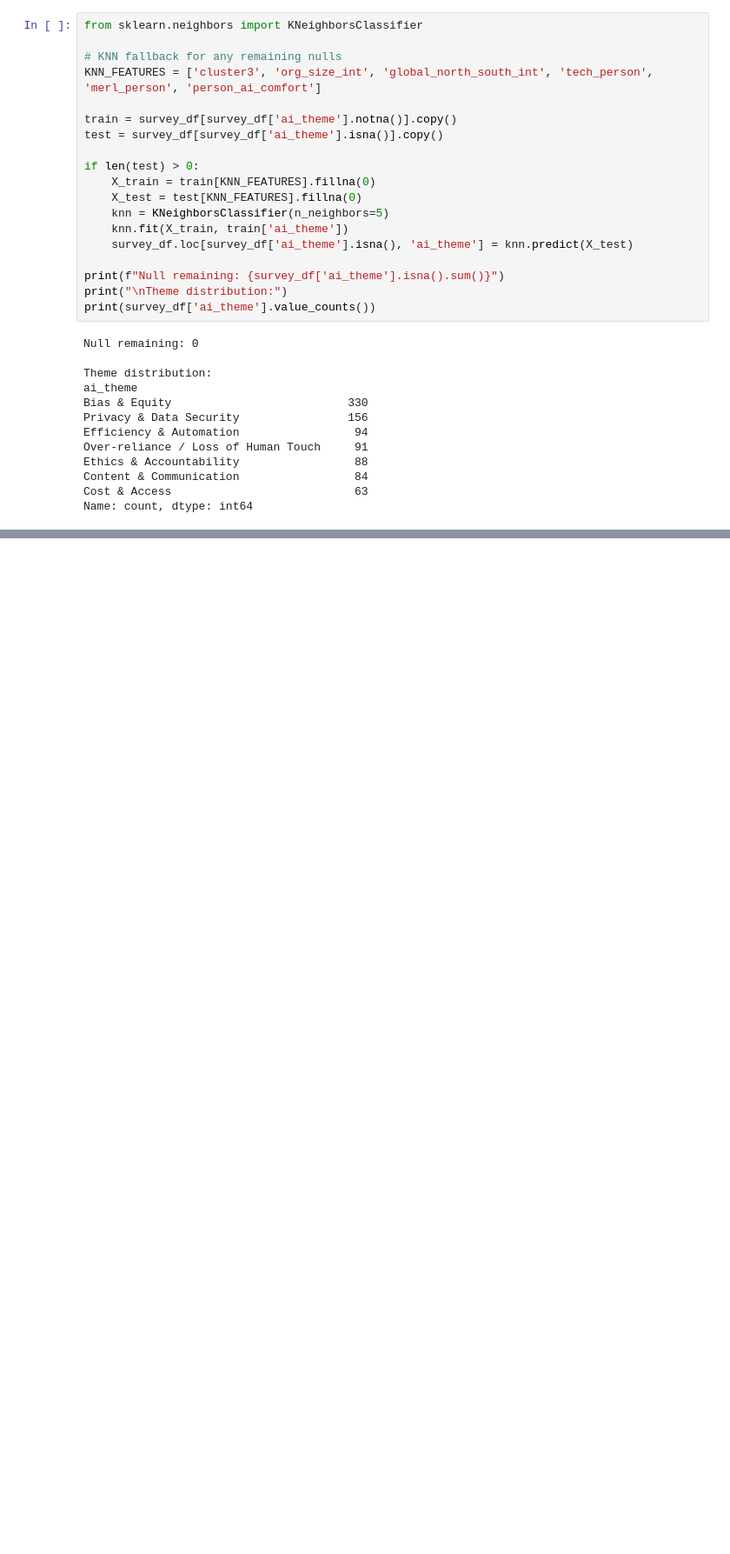
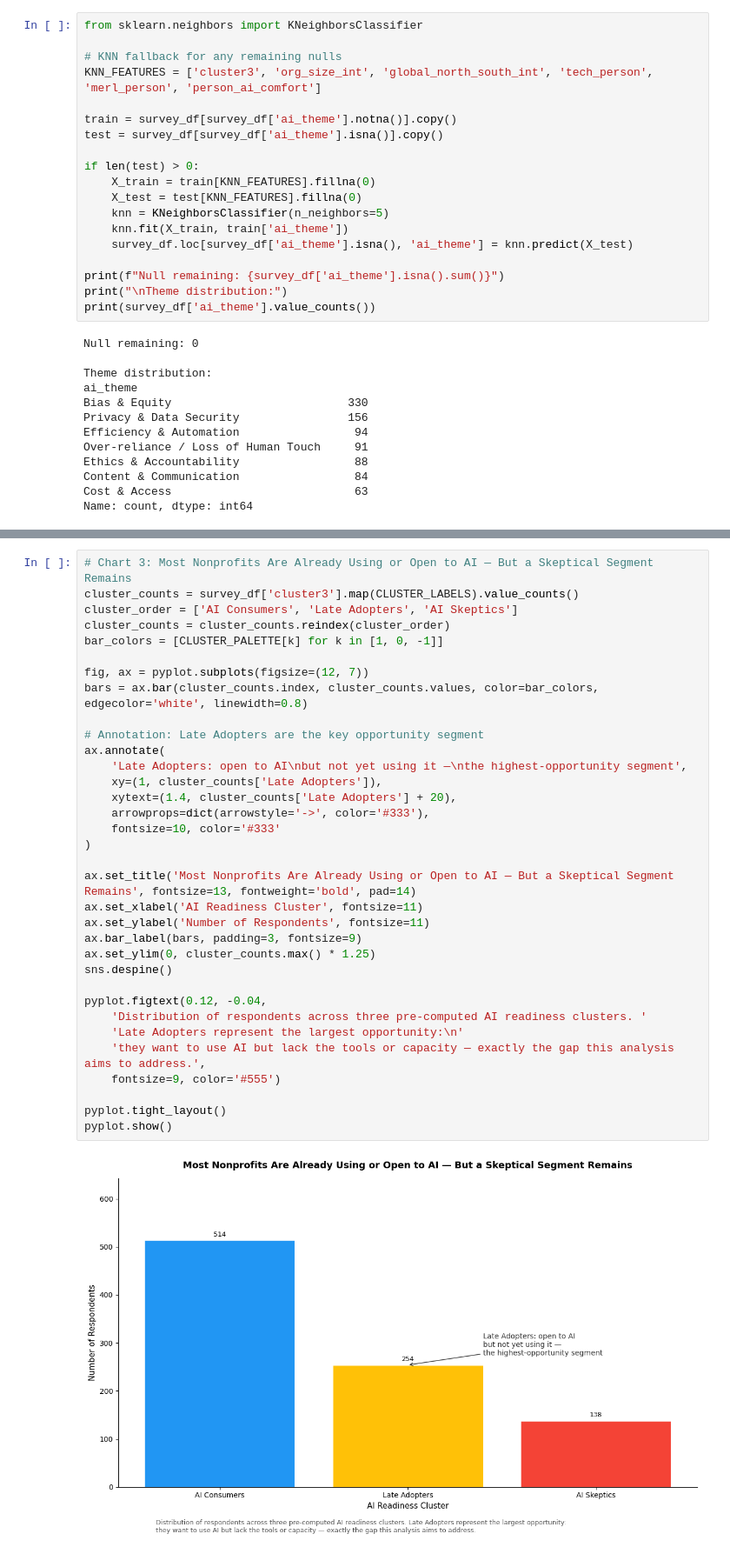
Before and after one commit to BoppingNoodles/SP26_Datathon, a Jupyter notebook: work/main.ipynb, the cells around one changed output, grey strips where cells are left out. Shown at 87% size. Cells and saved outputs as stored; diff of their text form; blank space fills up the shorter version.

Commit message:
capacity gap

```diff
--- a/work/main.ipynb
+++ b/work/main.ipynb
@@ -221,0 +311,36 @@ Name: count, dtype: int64
+# %%
+# Chart 3: Most Nonprofits Are Already Using or Open to AI — But a Skeptical Segment Remains
+cluster_counts = survey_df['cluster3'].map(CLUSTER_LABELS).value_counts()
+cluster_order = ['AI Consumers', 'Late Adopters', 'AI Skeptics']
+cluster_counts = cluster_counts.reindex(cluster_order)
+bar_colors = [CLUSTER_PALETTE[k] for k in [1, 0, -1]]
+
+fig, ax = pyplot.subplots(figsize=(12, 7))
+bars = ax.bar(cluster_counts.index, cluster_counts.values, color=bar_colors, edgecolor='white', linewidth=0.8)
+
+# Annotation: Late Adopters are the key opportunity segment
+ax.annotate(
+    'Late Adopters: open to AI\nbut not yet using it —\nthe highest-opportunity segment',
+    xy=(1, cluster_counts['Late Adopters']),
+    xytext=(1.4, cluster_counts['Late Adopters'] + 20),
+    arrowprops=dict(arrowstyle='->', color='#333'),
+    fontsize=10, color='#333'
+)
+
+ax.set_title('Most Nonprofits Are Already Using or Open to AI — But a Skeptical Segment Remains', fontsize=13, fontweight='bold', pad=14)
+ax.set_xlabel('AI Readiness Cluster', fontsize=11)
+ax.set_ylabel('Number of Respondents', fontsize=11)
+ax.bar_label(bars, padding=3, fontsize=9)
+ax.set_ylim(0, cluster_counts.max() * 1.25)
+sns.despine()
+
+pyplot.figtext(0.12, -0.04,
+    'Distribution of respondents across three pre-computed AI readiness clusters. '
+    'Late Adopters represent the largest opportunity:\n'
+    'they want to use AI but lack the tools or capacity — exactly the gap this analysis aims to address.',
+    fontsize=9, color='#555')
+
+pyplot.tight_layout()
+pyplot.show()
+# %% [output]
+[figure, added]
```
Also changed, not shown: parts of 8 cells of this notebook, 1 other file.
